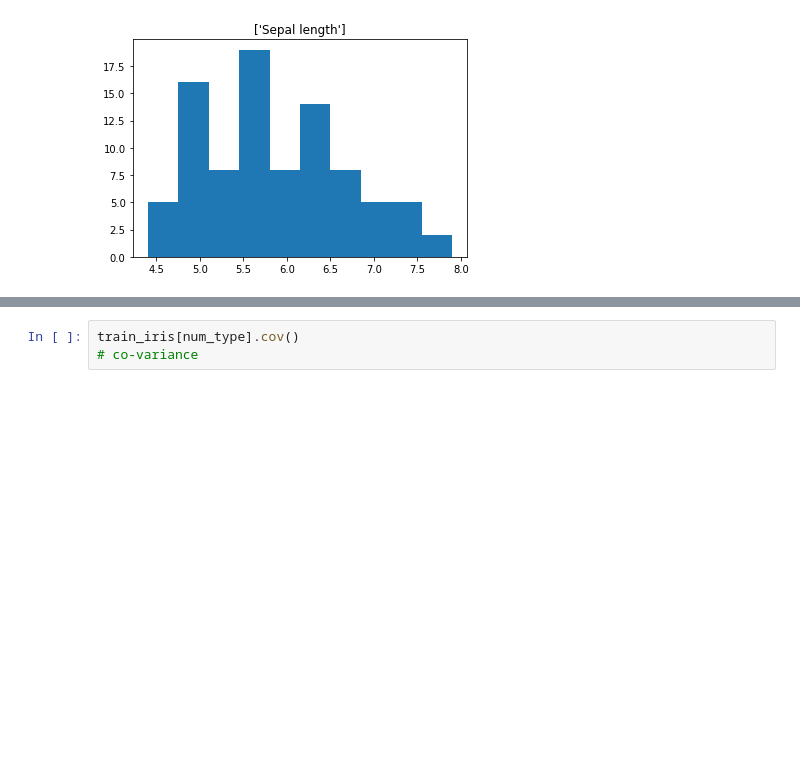
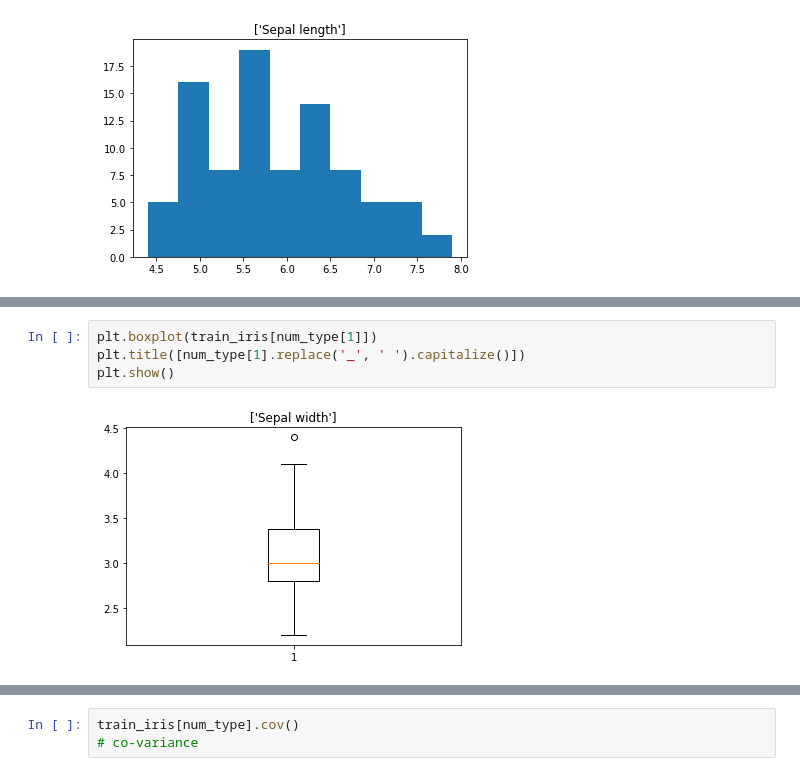
Before and after one commit to JenniferMLewis/classification-exercises, a Jupyter notebook: classification_exercises.ipynb, the cells around one changed output, grey strips where cells are left out. Drawn from its saved outputs; the diff is of its cells as text; blank space fills up the shorter version.

```diff
--- a/classification_exercises.ipynb
+++ b/classification_exercises.ipynb
@@ -837,0 +850,6 @@ plt.show()
+# %%
+plt.boxplot(train_iris[num_type[1]])
+plt.title([num_type[1].replace('_', ' ').capitalize()])
+plt.show()
+# %% [output]
+[figure, added]
```
Also changed, not shown: parts of 18 cells of this notebook.
